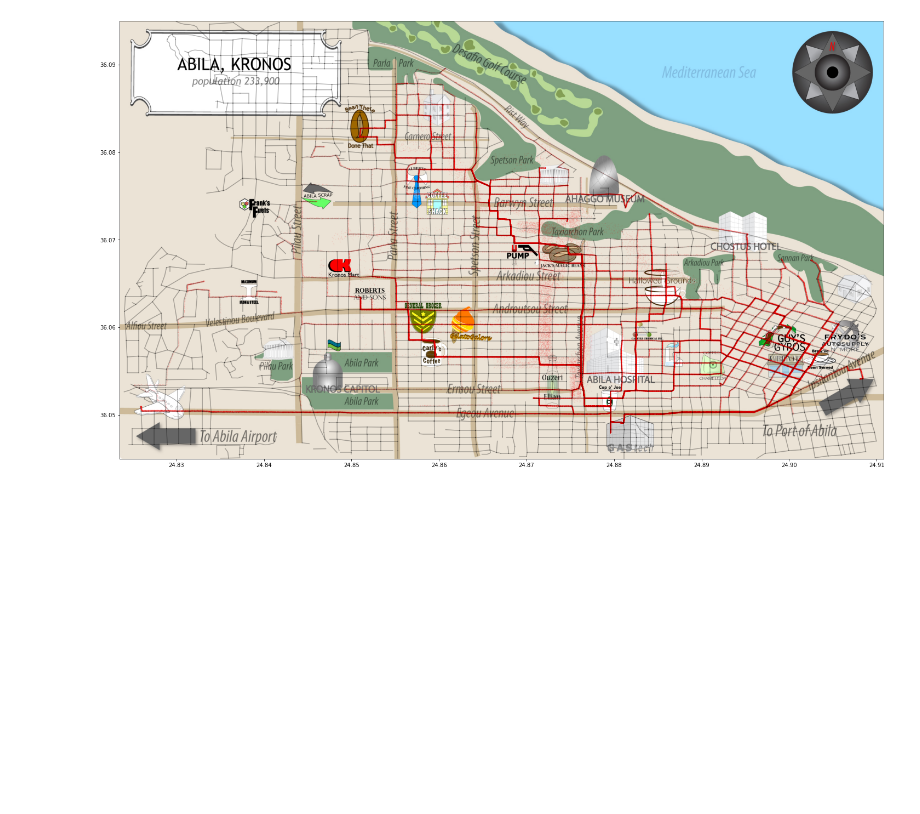
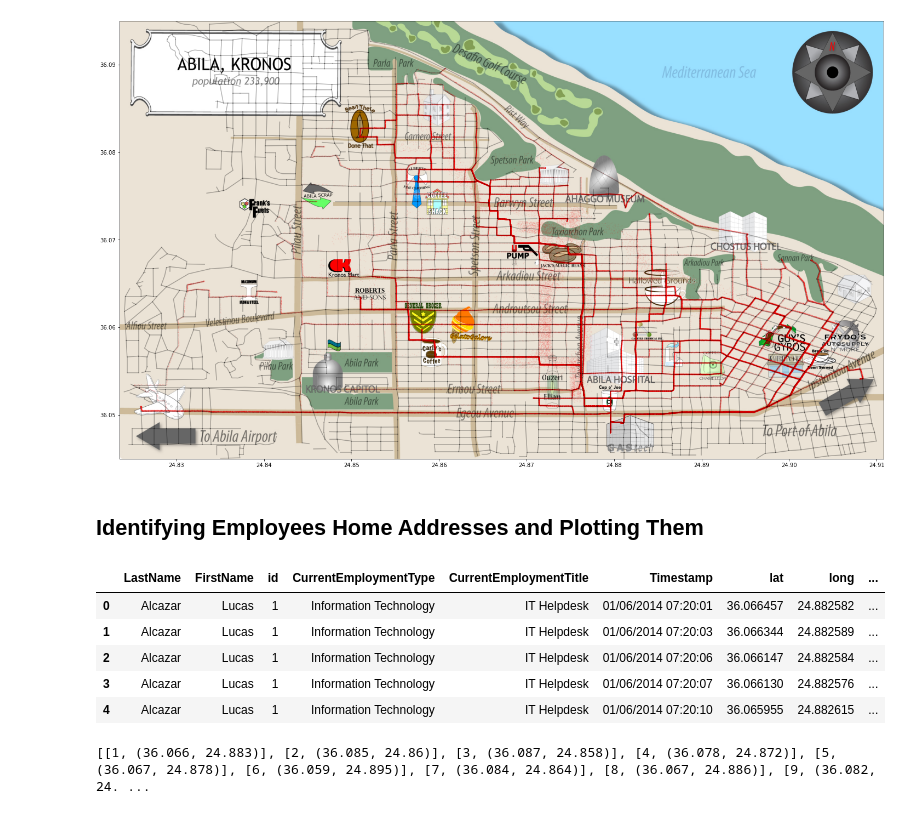
Before and after one commit to jpbski/Capstone-Term-Project, a Jupyter notebook: The_Kronos_Incident.ipynb, the cells around one changed output. Drawn from its saved outputs; the diff is of its cells as text; code cells hidden in the pictures; blank space fills up the shorter version.

```diff
--- a/The_Kronos_Incident.ipynb
+++ b/The_Kronos_Incident.ipynb
@@ -252,3 +247,40 @@ ax = plt.scatter(gps_df['long'].values, gps_df['lat'].values, color='red', s=0.5
 plt.show()
 # %% [output]
 [figure]
+# %% [markdown]
+## Identifying Employees Home Addresses and Plotting Them
+# %%
+##merge car_df and gps_df while dropping employees that do not have cars assigned to them, as well as cars that do not have employees assigned to them.
+housing_df = car_df.rename(columns={'CarID':'id'}).dropna(how='any')
+housing_df['id'] = housing_df['id'].astype(int)
+housing_df = pd.merge(housing_df, gps_df, on='id')
+housing_df['Dates'] = pd.to_datetime(housing_df['Timestamp']).dt.date
+housing_df['Time'] = pd.to_datetime(housing_df['Timestamp']).dt.time
+
+housing_df.head()
+# %% [output]
+|  | LastName | FirstName | id | CurrentEmploymentType | CurrentEmploymentTitle | Timestamp | lat | long | ... |
+| 0 | Alcazar | Lucas | 1 | Information Technology | IT Helpdesk | 01/06/2014 07:20:01 | 36.066457 | 24.882582 | ... |
+| 1 | Alcazar | Lucas | 1 | Information Technology | IT Helpdesk | 01/06/2014 07:20:03 | 36.066344 | 24.882589 | ... |
+| 2 | Alcazar | Lucas | 1 | Information Technology | IT Helpdesk | 01/06/2014 07:20:06 | 36.066147 | 24.882584 | ... |
+| 3 | Alcazar | Lucas | 1 | Information Technology | IT Helpdesk | 01/06/2014 07:20:07 | 36.066130 | 24.882576 | ... |
+| 4 | Alcazar | Lucas | 1 | Information Technology | IT Helpdesk | 01/06/2014 07:20:10 | 36.065955 | 24.882615 | ... |
+# %%
+##Finds the earlist time an employee uses their car each day and records the GPS coordinates. Then takes the median of
+##those total coordinates to find the most common location an employee starts their day. This is likely their home address.
+employee_addresses = []
+for i in pd.unique(housing_df['id']):
+    latitudes = []
+    longitudes = []
+    temp_housing_df = housing_df.loc[housing_df['id']==i]
+    for j in pd.unique(temp_housing_df['Dates']):
+        j_date = temp_housing_df.loc[temp_housing_df['Dates']==j]
+        earliest_time = j_date.iloc[[0]]
+        latitudes.append(earliest_time['lat'].item())
+        longitudes.append(earliest_time['long'].item())
+
+    employee_addresses.append([i,(round(median(latitudes),3), round(median(longitudes),3))])
+
+print(employee_addresses)
+# %% [output]
+[[1, (36.066, 24.883)], [2, (36.085, 24.86)], [3, (36.087, 24.858)], [4, (36.078, 24.872)], [5, (36.067, 24.878)], [6, (36.059, 24.895)], [7, (36.084, 24.864)], [8, (36.067, 24.886)], [9, (36.082, 24. ...
```
Also changed, not shown: parts of 7 cells of this notebook.
